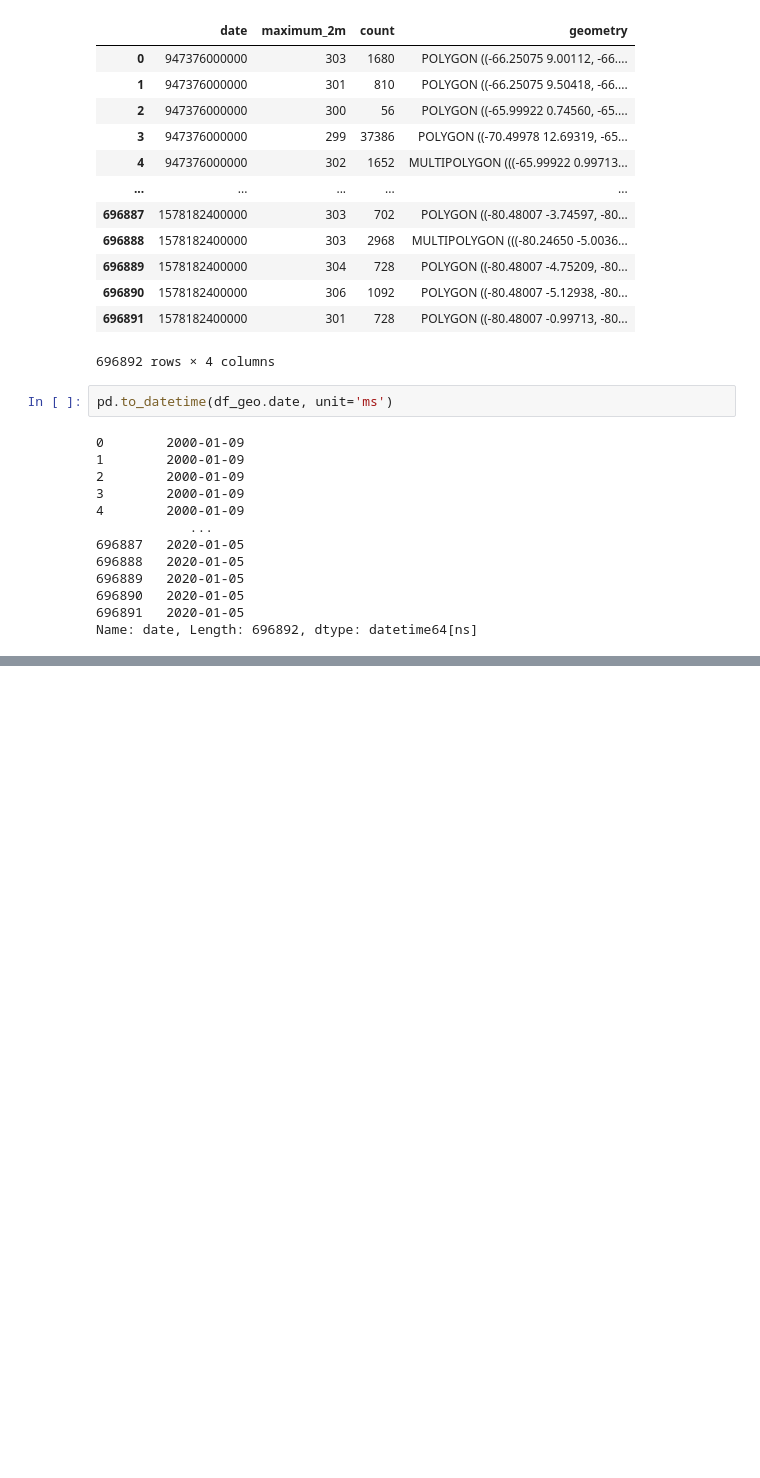
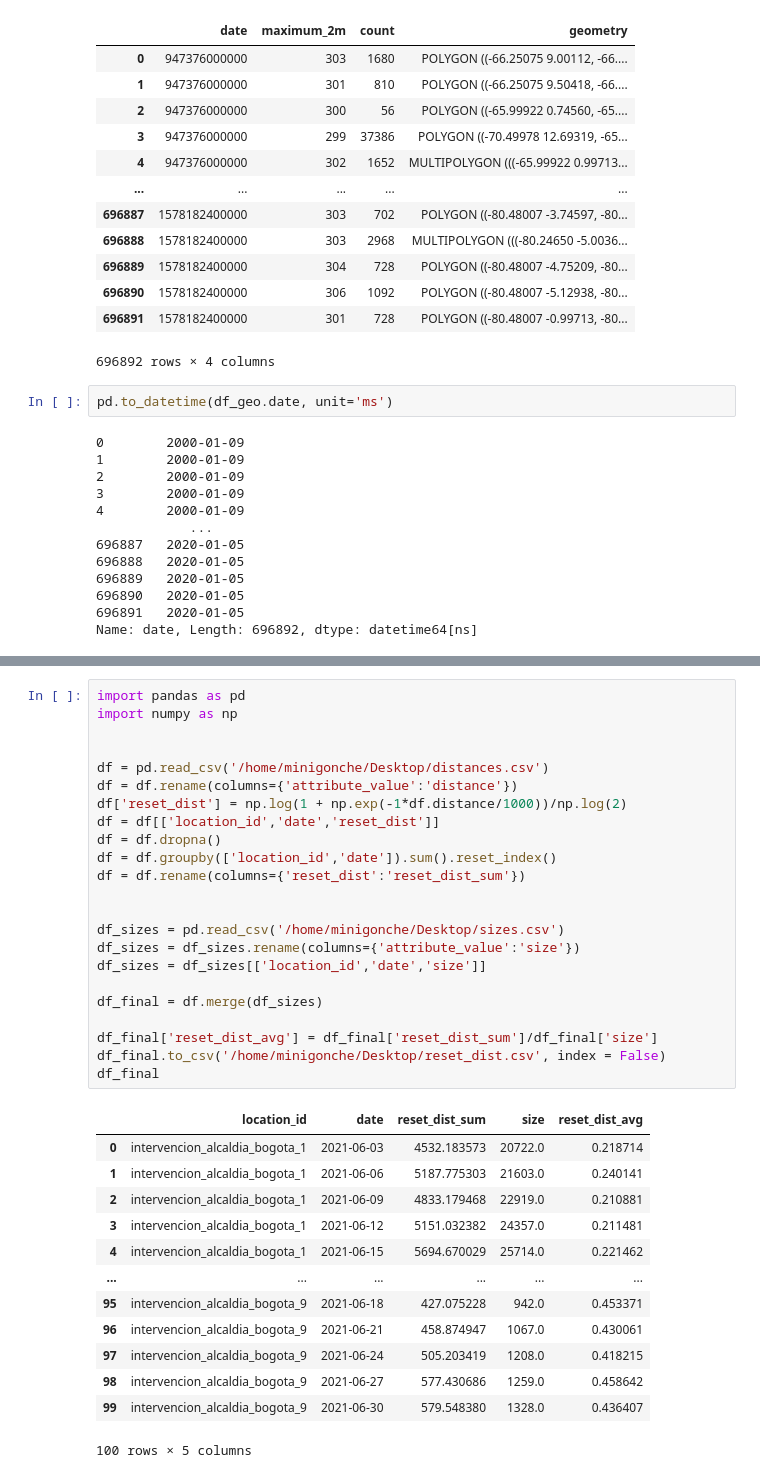
Before and after one commit to Data-Lama/pathogen_study_regions_generator, a Jupyter notebook: src/Notes Gonche.ipynb, the cells around one changed output, grey strips where cells are left out. Drawn from its saved outputs; the diff is of its cells as text; blank space fills up the shorter version.

```diff
--- a/src/Notes Gonche.ipynb
+++ b/src/Notes Gonche.ipynb
@@ -69,0 +87,37 @@ Name: date, Length: 696892, dtype: datetime64[ns]
+# %%
+import pandas as pd
+import numpy as np
+
+
+df = pd.read_csv('/home/minigonche/Desktop/distances.csv')
+df = df.rename(columns={'attribute_value':'distance'})
+df['reset_dist'] = np.log(1 + np.exp(-1*df.distance/1000))/np.log(2)
+df = df[['location_id','date','reset_dist']]
+df = df.dropna()
+df = df.groupby(['location_id','date']).sum().reset_index()
+df = df.rename(columns={'reset_dist':'reset_dist_sum'})
+
+
+df_sizes = pd.read_csv('/home/minigonche/Desktop/sizes.csv')
+df_sizes = df_sizes.rename(columns={'attribute_value':'size'})
+df_sizes = df_sizes[['location_id','date','size']]
+
+df_final = df.merge(df_sizes)
+
+df_final['reset_dist_avg'] = df_final['reset_dist_sum']/df_final['size']
+df_final.to_csv('/home/minigonche/Desktop/reset_dist.csv', index = False)
+df_final
+# %% [output]
+|  | location_id | date | reset_dist_sum | size | reset_dist_avg |
+| 0 | intervencion_alcaldia_bogota_1 | 2021-06-03 | 4532.183573 | 20722.0 | 0.218714 |
+| 1 | intervencion_alcaldia_bogota_1 | 2021-06-06 | 5187.775303 | 21603.0 | 0.240141 |
+| 2 | intervencion_alcaldia_bogota_1 | 2021-06-09 | 4833.179468 | 22919.0 | 0.210881 |
+| 3 | intervencion_alcaldia_bogota_1 | 2021-06-12 | 5151.032382 | 24357.0 | 0.211481 |
+| 4 | intervencion_alcaldia_bogota_1 | 2021-06-15 | 5694.670029 | 25714.0 | 0.221462 |
+| ... | ... | ... | ... | ... | ... |
+| 95 | intervencion_alcaldia_bogota_9 | 2021-06-18 | 427.075228 | 942.0 | 0.453371 |
+| 96 | intervencion_alcaldia_bogota_9 | 2021-06-21 | 458.874947 | 1067.0 | 0.430061 |
+| 97 | intervencion_alcaldia_bogota_9 | 2021-06-24 | 505.203419 | 1208.0 | 0.418215 |
+| 98 | intervencion_alcaldia_bogota_9 | 2021-06-27 | 577.430686 | 1259.0 | 0.458642 |
+| 99 | intervencion_alcaldia_bogota_9 | 2021-06-30 | 579.548380 | 1328.0 | 0.436407 |
+100 rows × 5 columns
```
Also changed, not shown: parts of 6 cells of this notebook, 19 other files.
